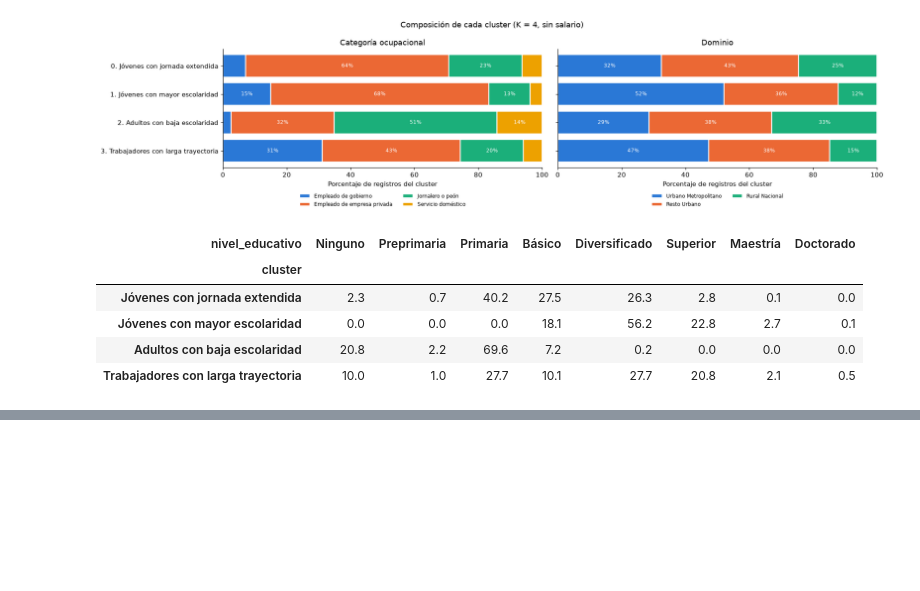
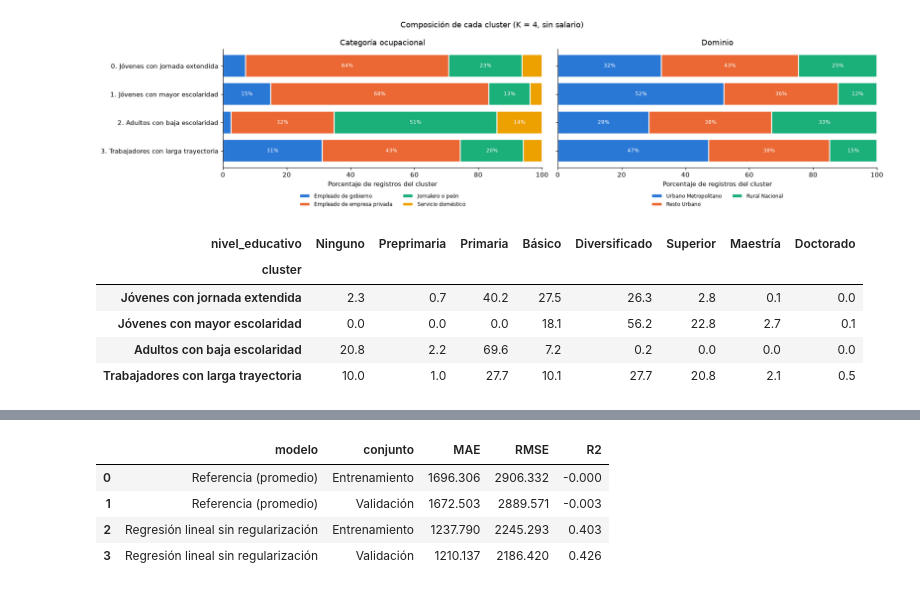
Before and after one commit to Bamo0507/Laboratorio_7_Intro_Spark, a Jupyter notebook: notebooks/lab7_spark_mllib.ipynb, the cells around one changed output, grey strips where cells are left out. Saved outputs shown, nothing was run; the diff lists cells and outputs as text; code cells hidden in the pictures; blank space fills up the shorter version.

```diff
--- a/notebooks/lab7_spark_mllib.ipynb
+++ b/notebooks/lab7_spark_mllib.ipynb
@@ -946,0 +998,48 @@ educacion_cluster.rename(index=NOMBRES_CLUSTER).round(1)
+# %%
+from pyspark.ml.feature import OneHotEncoder, StringIndexer
+from pyspark.ml.regression import LinearRegression
+
+NUMERICAS_MODELO = ["edad", "antiguedad", "horas_semanales"]
+CATEGORICAS_MODELO = ["nivel_educativo", "categoria_ocupacional", "dominio"]
+
+# Toda categoría de validación y de 2026 debe existir en entrenamiento para que el StringIndexer pueda codificarla
+for c in CATEGORICAS_MODELO:
+    vistas = {r[0] for r in entrenamiento.select(c).distinct().collect()}
+    for nombre, df in [("validación", validacion), ("2026", analitica_2026)]:
+        nuevas = {r[0] for r in df.select(c).distinct().collect()} - vistas
+        assert not nuevas, f"{c} en {nombre} tiene categorías que no están en entrenamiento: {nuevas}"
+
+
+def etapas_preparacion():
+    """Indexación y codificación one-hot de las categóricas, y ensamblado de los seis predictores."""
+    indices = [f"{c}_indice" for c in CATEGORICAS_MODELO]
+    codificadas = [f"{c}_codificado" for c in CATEGORICAS_MODELO]
+    return [
+        StringIndexer(inputCols=CATEGORICAS_MODELO, outputCols=indices),
+        OneHotEncoder(inputCols=indices, outputCols=codificadas), # elimina una categoría por variable como base
+        VectorAssembler(inputCols=NUMERICAS_MODELO + codificadas, outputCol="predictores"),
+    ]
+
+
+def pipeline_lineal(reg_param=0.0, elastic_net=0.0):
+    regresion = LinearRegression(
+        featuresCol="predictores", labelCol="salario_mensual", predictionCol="prediccion",
+        standardization=True, regParam=reg_param, elasticNetParam=elastic_net,
+    )
+    return Pipeline(stages=etapas_preparacion() + [regresion])
+
+
+# Todo el pipeline (indexador, codificador y regresión) se ajusta solo con entrenamiento
+modelo_lineal = pipeline_lineal().fit(entrenamiento)
+
+metricas_lineal = [
+    evaluar(modelo_lineal.transform(df), "Regresión lineal sin regularización", conjunto)
+    for conjunto, df in [("Entrenamiento", entrenamiento), ("Validación", validacion)]
+]
+pd.DataFrame(metricas + metricas_lineal).round(3)
+# %% [output]
+|  | modelo | conjunto | MAE | RMSE | R2 |
+| 0 | Referencia (promedio) | Entrenamiento | 1696.306 | 2906.332 | -0.000 |
+| 1 | Referencia (promedio) | Validación | 1672.503 | 2889.571 | -0.003 |
+| 2 | Regresión lineal sin regularización | Entrenamiento | 1237.790 | 2245.293 | 0.403 |
+| 3 | Regresión lineal sin regularización | Validación | 1210.137 | 2186.420 | 0.426 |
```
Also changed, not shown: parts of 10 cells of this notebook.
